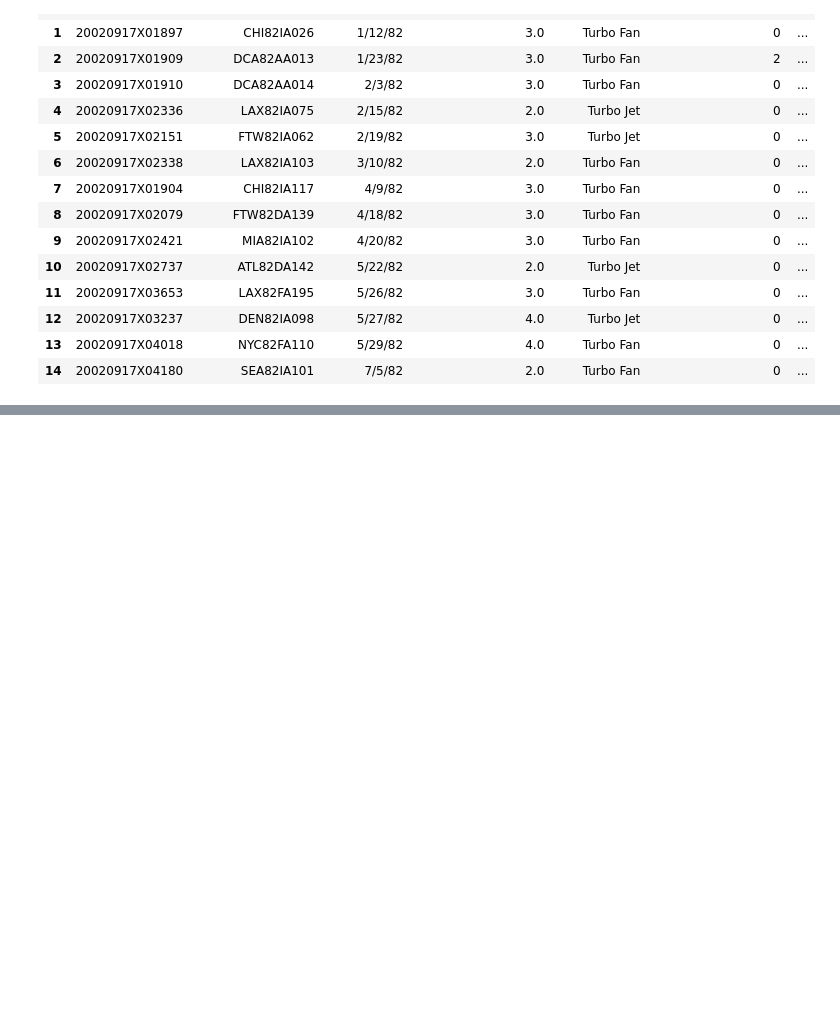
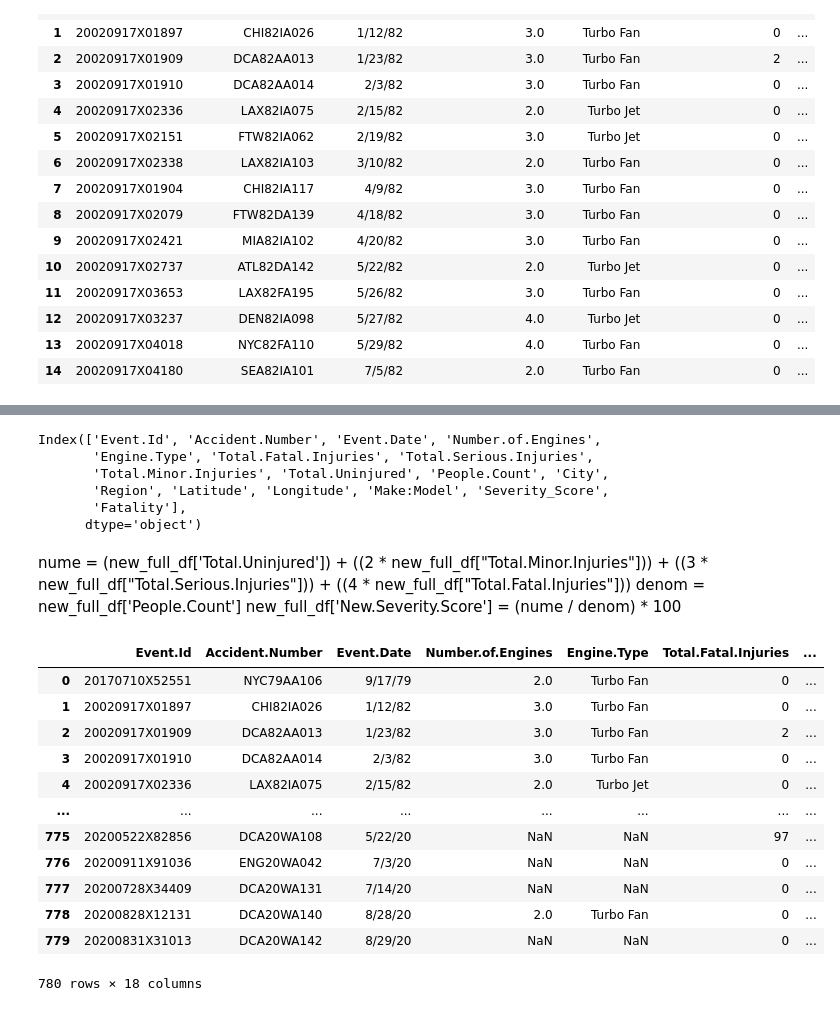
Before and after one commit to basstraining/wings_and_flats, a Jupyter notebook: Notebooks/plane_geo_clean_combined.ipynb, the cells around one changed output, grey strips where cells are left out. Saved outputs shown, nothing was run; the diff lists cells and outputs as text; code cells hidden in the pictures; blank space fills up the shorter version.

```diff
--- a/Notebooks/plane_geo_clean_combined.ipynb
+++ b/Notebooks/plane_geo_clean_combined.ipynb
@@ -120,0 +146,13 @@ new_full_df.head(15)
+# %%
+new_full_df.columns
+# %% [output]
+Index(['Event.Id', 'Accident.Number', 'Event.Date', 'Number.of.Engines',
+       'Engine.Type', 'Total.Fatal.Injuries', 'Total.Serious.Injuries',
+       'Total.Minor.Injuries', 'Total.Uninjured', 'People.Count', 'City',
+       'Region', 'Latitude', 'Longitude', 'Make:Model', 'Severity_Score',
+       'Fatality'],
+      dtype='object')
+# %% [markdown]
+nume = (new_full_df['Total.Uninjured']) + ((2 * new_full_df["Total.Minor.Injuries"])) + ((3 * new_full_df["Total.Serious.Injuries"])) + ((4 * new_full_df["Total.Fatal.Injuries"]))
+denom = new_full_df['People.Count']
+new_full_df['New.Severity.Score'] = (nume / denom) * 100
@@ -120,0 +163,21 @@ new_full_df.head(15)
+# %%
+new_full_df = new_full_df[['Event.Id', 'Accident.Number', 'Event.Date', 'Number.of.Engines',
+       'Engine.Type', 'Total.Fatal.Injuries', 'Total.Serious.Injuries',
+       'Total.Minor.Injuries', 'Total.Uninjured', 'People.Count', 'City',
+       'Region', 'Latitude', 'Longitude', 'Make:Model', 'Severity_Score', 'New.Severity.Score',
+       'Fatality']]
+new_full_df
+# %% [output]
+|  | Event.Id | Accident.Number | Event.Date | Number.of.Engines | Engine.Type | Total.Fatal.Injuries | ... |
+| 0 | 20170710X52551 | NYC79AA106 | 9/17/79 | 2.0 | Turbo Fan | 0 | ... |
+| 1 | 20020917X01897 | CHI82IA026 | 1/12/82 | 3.0 | Turbo Fan | 0 | ... |
+| 2 | 20020917X01909 | DCA82AA013 | 1/23/82 | 3.0 | Turbo Fan | 2 | ... |
+| 3 | 20020917X01910 | DCA82AA014 | 2/3/82 | 3.0 | Turbo Fan | 0 | ... |
+| 4 | 20020917X02336 | LAX82IA075 | 2/15/82 | 2.0 | Turbo Jet | 0 | ... |
+| ... | ... | ... | ... | ... | ... | ... | ... |
+| 775 | 20200522X82856 | DCA20WA108 | 5/22/20 | NaN | NaN | 97 | ... |
+| 776 | 20200911X91036 | ENG20WA042 | 7/3/20 | NaN | NaN | 0 | ... |
+| 777 | 20200728X34409 | DCA20WA131 | 7/14/20 | NaN | NaN | 0 | ... |
+| 778 | 20200828X12131 | DCA20WA140 | 8/28/20 | 2.0 | Turbo Fan | 0 | ... |
+| 779 | 20200831X31013 | DCA20WA142 | 8/29/20 | NaN | NaN | 0 | ... |
+780 rows × 18 columns
```
Also changed, not shown: parts of 5 cells of this notebook, 2 other files.
